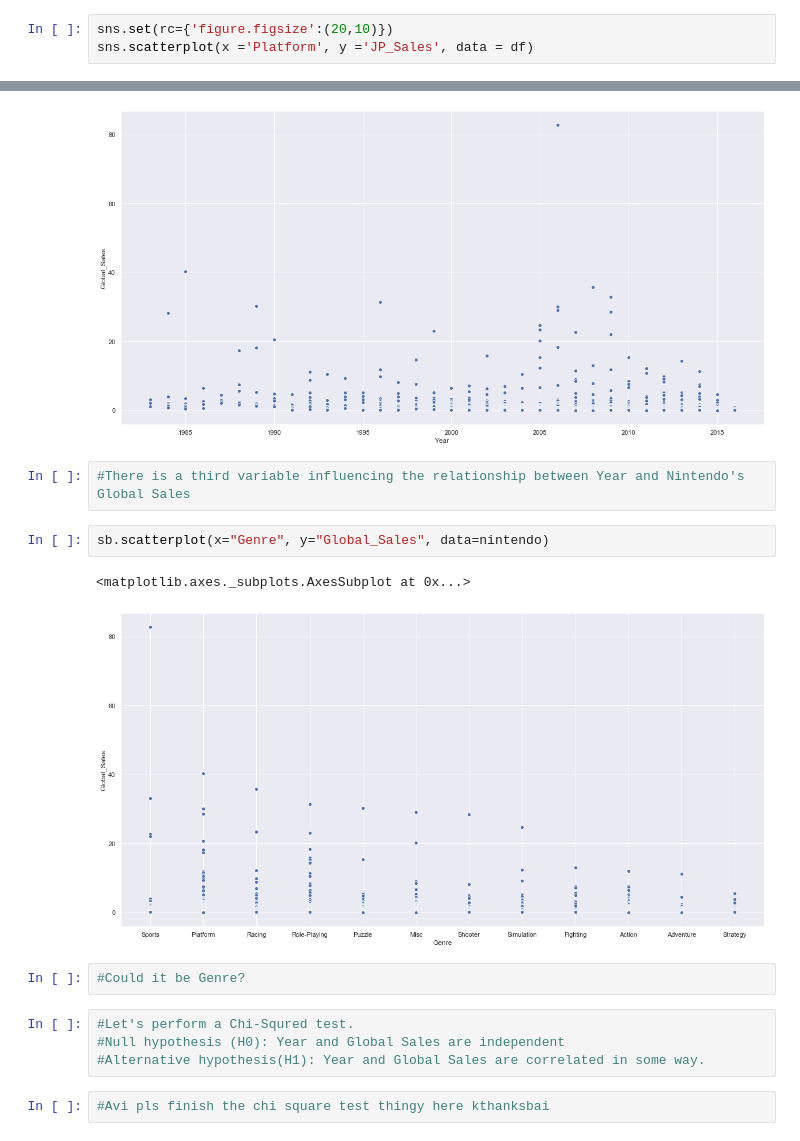
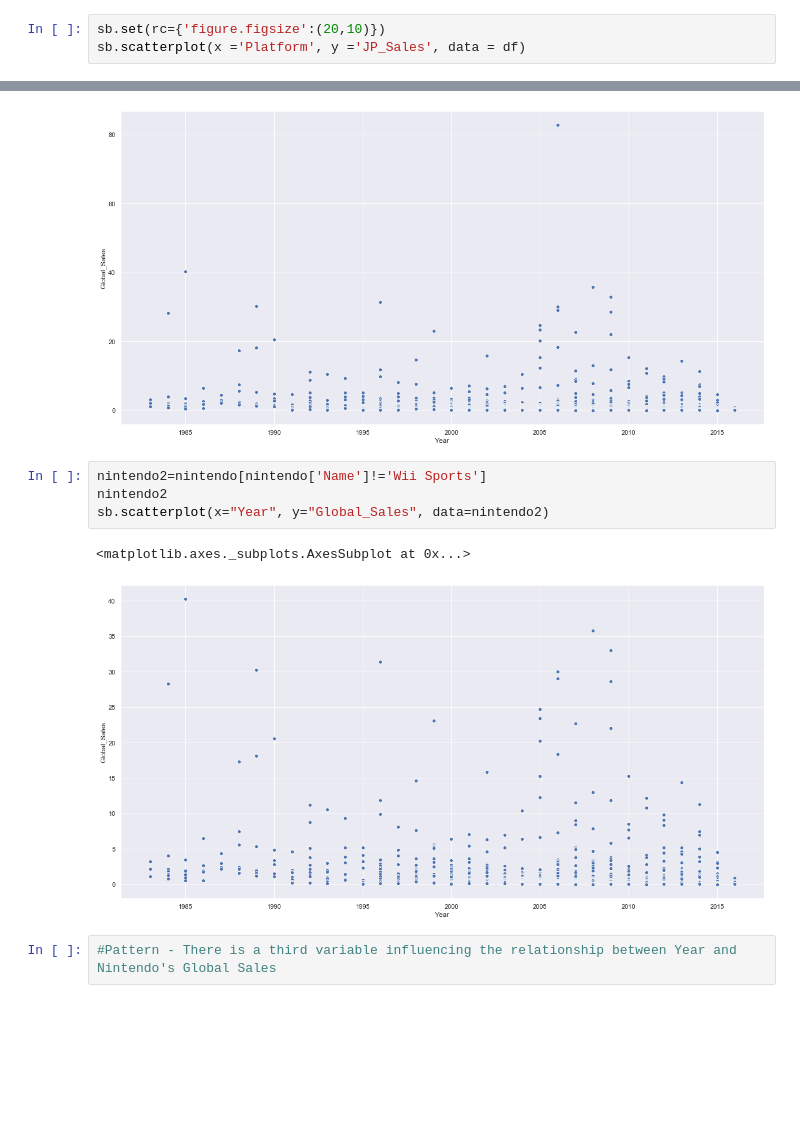
Before and after one commit to cmagapu/Exploratory-Data-Analysis, a Jupyter notebook: Exploratory Data Analysis - Project.ipynb, the cells around one changed output, grey strips where cells are left out. Cells and saved outputs as stored; diff of their text form; blank space fills up the shorter version.

```diff
--- a/Exploratory Data Analysis - Project.ipynb
+++ b/Exploratory Data Analysis - Project.ipynb
@@ -180,8 +180,8 @@ Text(0, 0.5, 'Sales')
 # %%
 #Nintendo has a high proportion of Japan Sales compared to the other Publishers
 # %%
-sns.set(rc={'figure.figsize':(20,10)})
-sns.scatterplot(x ='Platform', y ='JP_Sales', data = df)
+sb.set(rc={'figure.figsize':(20,10)})
+sb.scatterplot(x ='Platform', y ='JP_Sales', data = df)
 # %% [output]
 <matplotlib.axes._subplots.AxesSubplot at 0x...>
 [figure]
@@ -288,18 +288,12 @@ sb.scatterplot(x="Year", y="Global_Sales", data=nintendo)
 # %% [output]
 <matplotlib.axes._subplots.AxesSubplot at 0x...>
 [figure]
+# %%
+nintendo2=nintendo[nintendo['Name']!='Wii Sports']
+nintendo2
+sb.scatterplot(x="Year", y="Global_Sales", data=nintendo2)
+# %% [output]
+<matplotlib.axes._subplots.AxesSubplot at 0x...>
+[figure, added]
 # %%
-#There is a third variable influencing the relationship between Year and Nintendo's Global Sales
+#Pattern - There is a third variable influencing the relationship between Year and Nintendo's Global Sales
-# %%
-sb.scatterplot(x="Genre", y="Global_Sales", data=nintendo)
-# %% [output]
-<matplotlib.axes._subplots.AxesSubplot at 0x...>
-[figure, removed]
-# %%
-#Could it be Genre?
-# %%
-#Let's perform a Chi-Squred test.
-#Null hypothesis (H0): Year and Global Sales are independent
-#Alternative hypothesis(H1): Year and Global Sales are correlated in some way.
-# %%
-#Avi pls finish the chi square test thingy here kthanksbai
```
Also changed, not shown: parts of 11 cells of this notebook.
